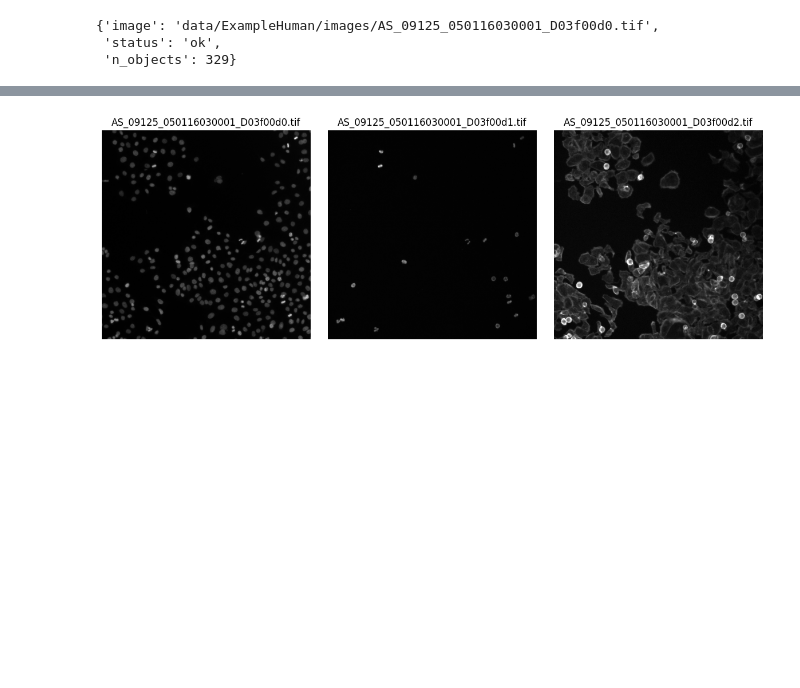
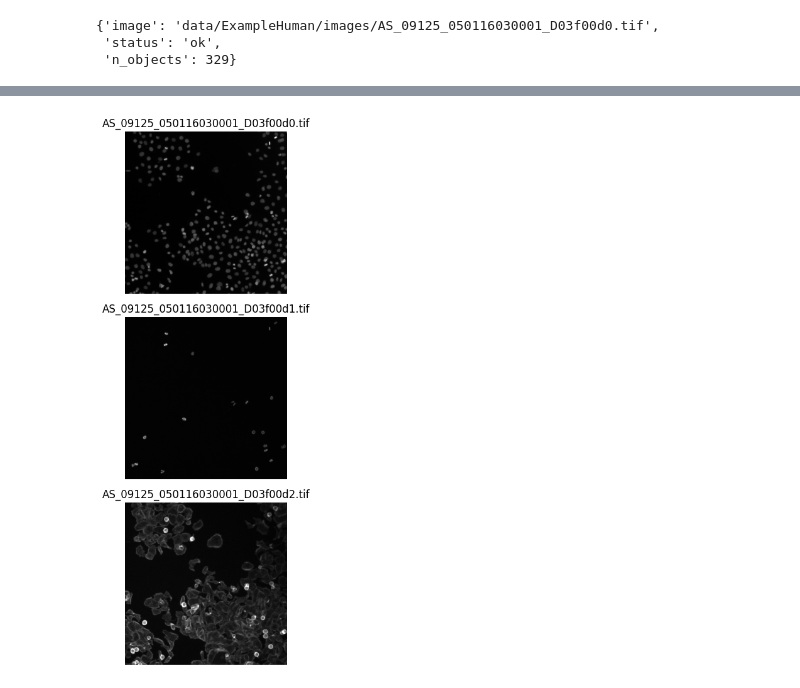
Before and after one commit to WayScience/serpula_rasa, a Jupyter notebook: src/serpula_rasa/example.ipynb, the cells around one changed output, grey strips where cells are left out. Drawn from its saved outputs; the diff is of its cells as text; code cells hidden in the pictures; blank space fills up the shorter version.

```diff
--- a/src/serpula_rasa/example.ipynb
+++ b/src/serpula_rasa/example.ipynb
@@ -493,12 +621,14 @@ db.open_table("images").to_pandas()
 # %%
+# show the originals
 show_images_from_lance(
     db_path=LANCE_DIR,
     table_name="images",
     col_name="ome-arrow_original",
     max_images=4,
     pick="first",
     cmap="gray",
+    cols=1,
 )
 # %% [output]
-[figure, old version]
+[figure, new version]
 # %%
```
Also changed, not shown: parts of 9 cells of this notebook, 7 other files.
